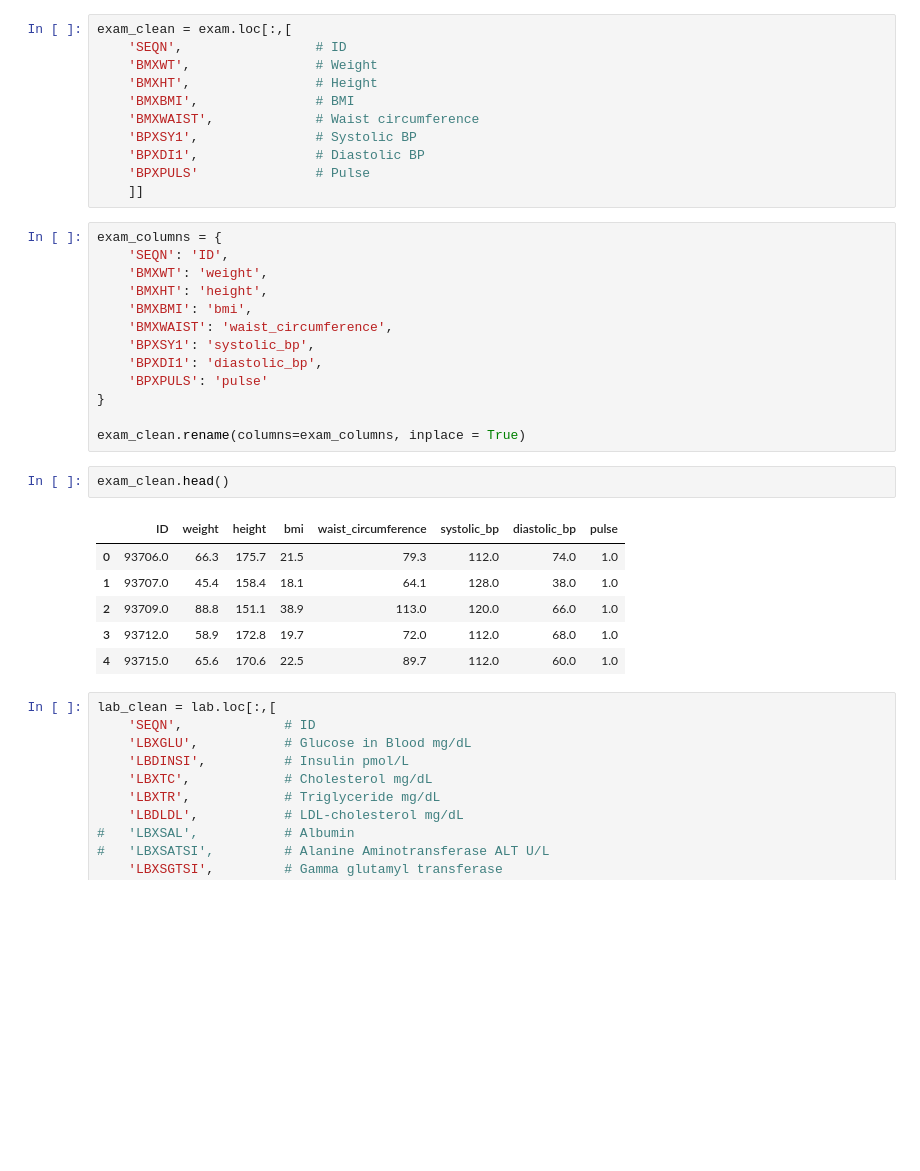
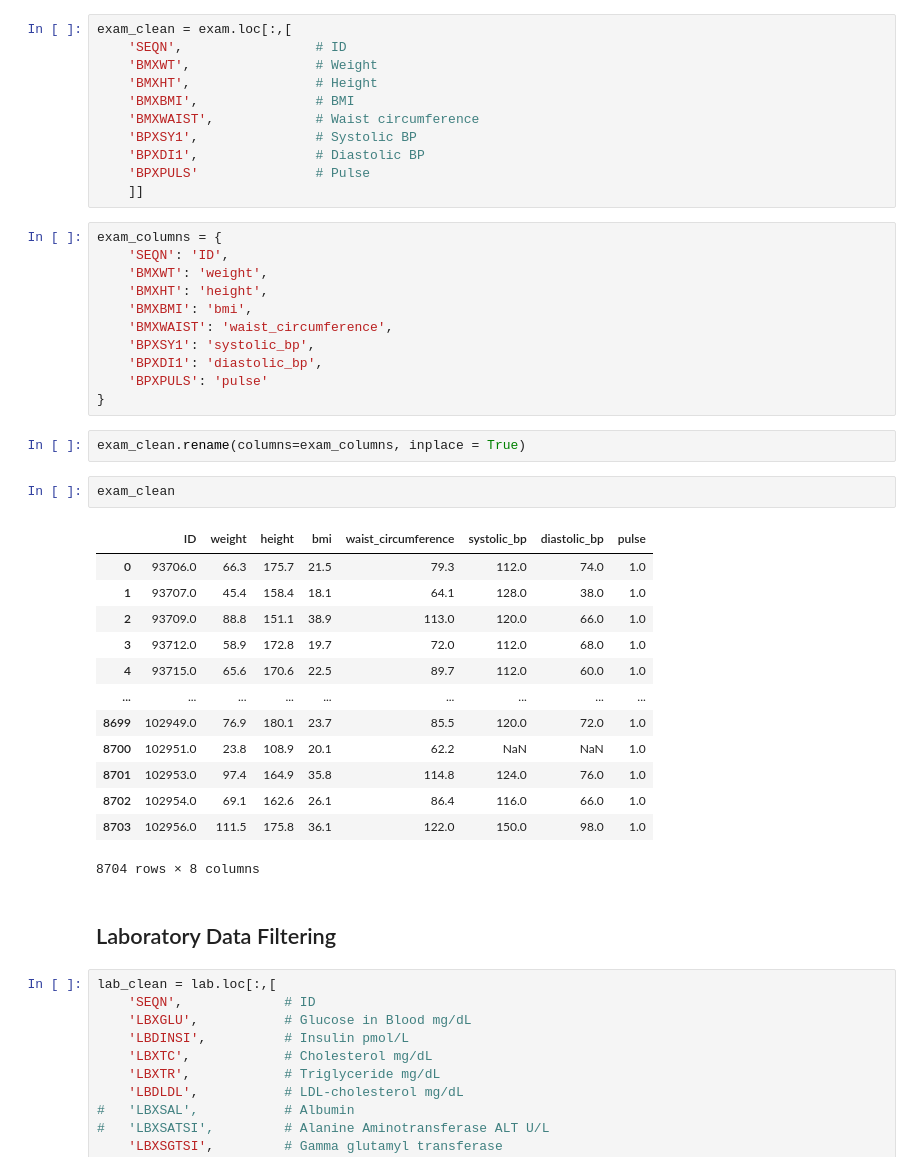
Before and after one commit to SoerenWenck/Capstone, a Jupyter notebook: scripts/Analysis_2017_2018.ipynb, the cells around one changed output. Saved outputs shown, nothing was run; the diff lists cells and outputs as text; blank space fills up the shorter version.

```diff
--- a/scripts/Analysis_2017_2018.ipynb
+++ b/scripts/Analysis_2017_2018.ipynb
@@ -157,17 +186,26 @@ exam_columns = {
     'BPXDI1': 'diastolic_bp',
     'BPXPULS': 'pulse'
 }
-
-exam_clean.rename(columns=exam_columns, inplace = True)
+# %%
+exam_clean.rename(columns=exam_columns, inplace = True)
 # %%
-exam_clean.head()
+exam_clean
 # %% [output]
 |  | ID | weight | height | bmi | waist_circumference | systolic_bp | diastolic_bp | pulse |
 | 0 | 93706.0 | 66.3 | 175.7 | 21.5 | 79.3 | 112.0 | 74.0 | 1.0 |
 | 1 | 93707.0 | 45.4 | 158.4 | 18.1 | 64.1 | 128.0 | 38.0 | 1.0 |
 | 2 | 93709.0 | 88.8 | 151.1 | 38.9 | 113.0 | 120.0 | 66.0 | 1.0 |
 | 3 | 93712.0 | 58.9 | 172.8 | 19.7 | 72.0 | 112.0 | 68.0 | 1.0 |
 | 4 | 93715.0 | 65.6 | 170.6 | 22.5 | 89.7 | 112.0 | 60.0 | 1.0 |
+| ... | ... | ... | ... | ... | ... | ... | ... | ... |
+| 8699 | 102949.0 | 76.9 | 180.1 | 23.7 | 85.5 | 120.0 | 72.0 | 1.0 |
+| 8700 | 102951.0 | 23.8 | 108.9 | 20.1 | 62.2 | NaN | NaN | 1.0 |
+| 8701 | 102953.0 | 97.4 | 164.9 | 35.8 | 114.8 | 124.0 | 76.0 | 1.0 |
+| 8702 | 102954.0 | 69.1 | 162.6 | 26.1 | 86.4 | 116.0 | 66.0 | 1.0 |
+| 8703 | 102956.0 | 111.5 | 175.8 | 36.1 | 122.0 | 150.0 | 98.0 | 1.0 |
+8704 rows × 8 columns
+# %% [markdown]
+## Laboratory Data Filtering
 # %%
 lab_clean = lab.loc[:,[
     'SEQN',             # ID
```
Also changed, not shown: parts of 52 cells of this notebook.
